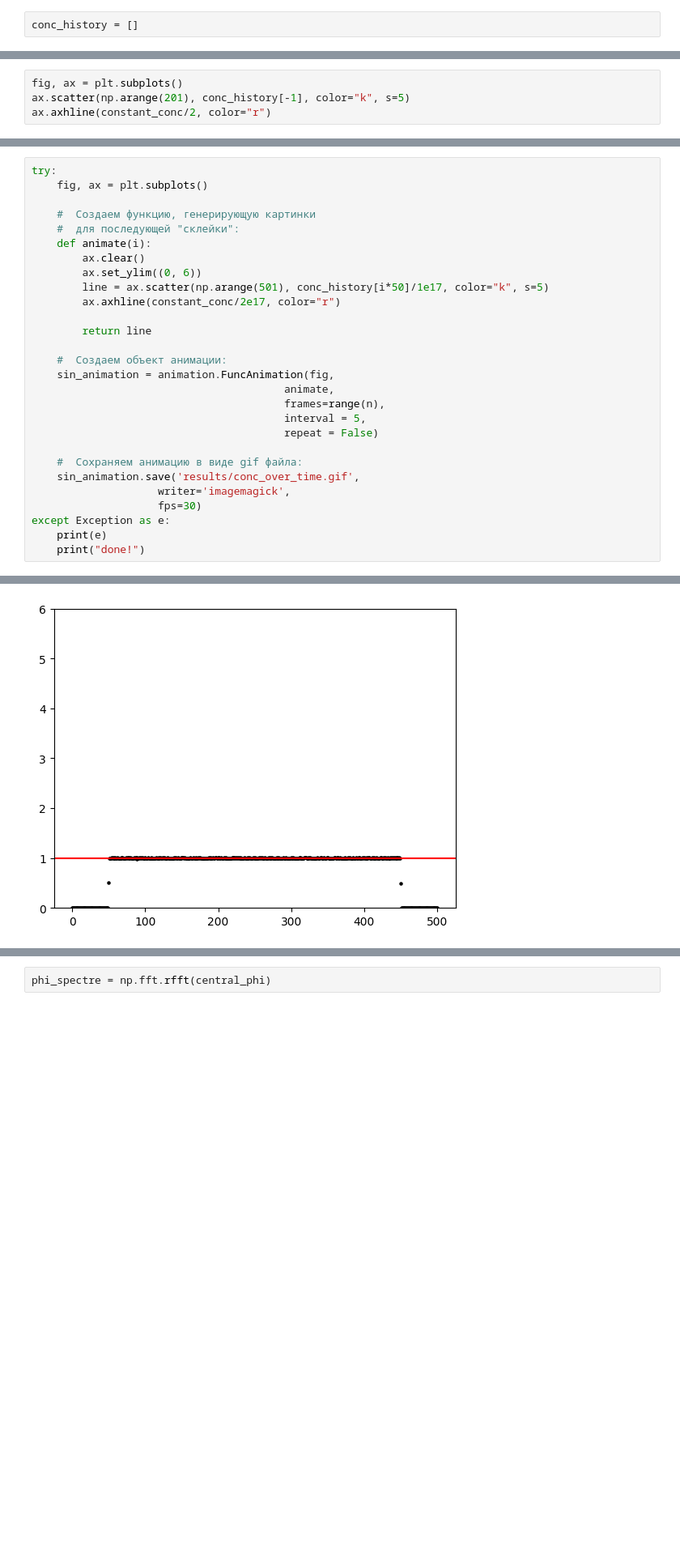
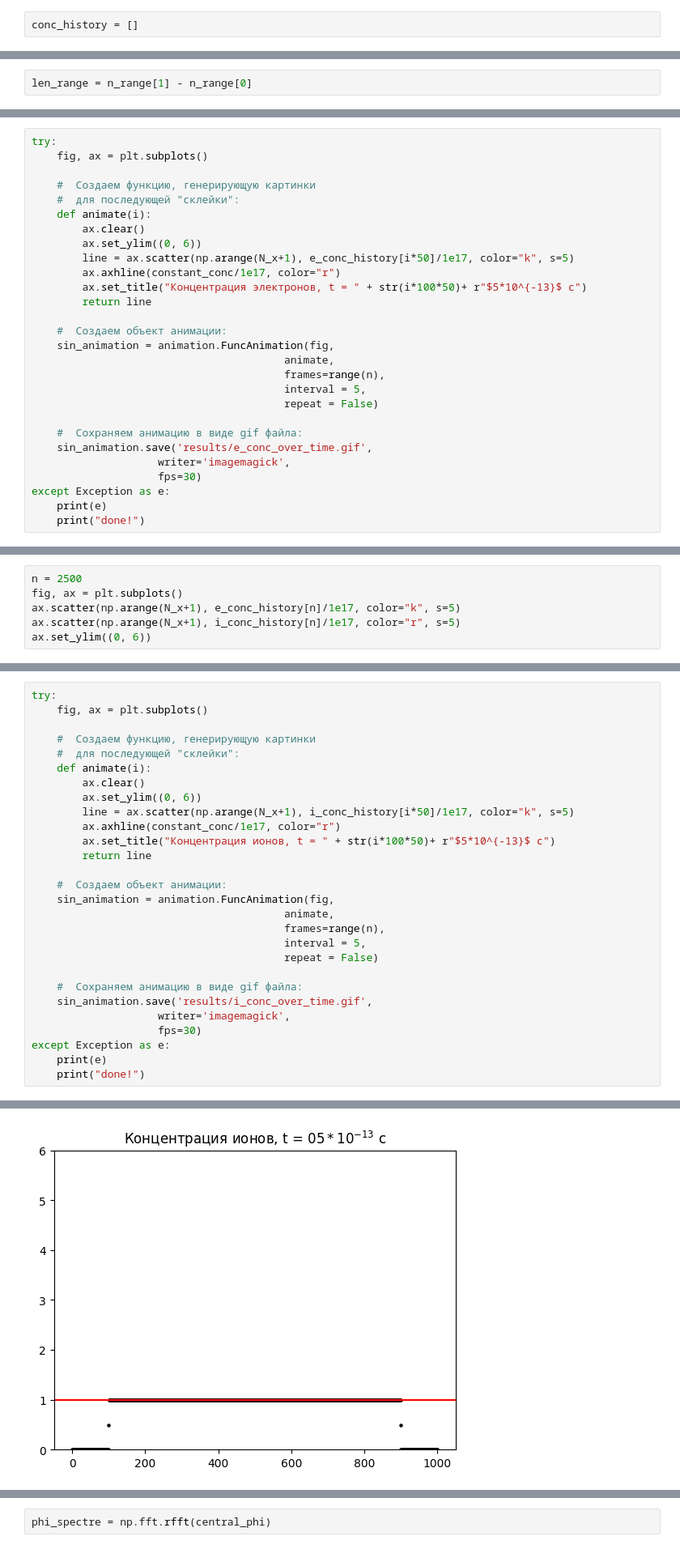
Before and after one commit to setupishe/PlasmaPython, a Jupyter notebook: results_see.ipynb, the cells around one changed output, grey strips where cells are left out. Shown: that part at 81% size. Saved outputs shown, nothing was run; the diff lists cells and outputs as text; blank space fills up the shorter version.

```diff
--- a/results_see.ipynb
+++ b/results_see.ipynb
@@ -196,0 +275,2 @@ len(conc_history)
+# %%
+len_range = n_range[1] - n_range[0]
@@ -196,0 +300,28 @@ len(conc_history)
+# %%
+try:
+    fig, ax = plt.subplots()
+
+    #  Создаем функцию, генерирующую картинки
+    #  для последующей "склейки":
+    def animate(i):
+        ax.clear()
+        ax.set_ylim((0, 6))
+        line = ax.scatter(np.arange(N_x+1), e_conc_history[i*50]/1e17, color="k", s=5)
+        ax.axhline(constant_conc/1e17, color="r")
+        ax.set_title("Концентрация электронов, t = " + str(i*100*50)+ r"$5*10^{-13}$ c")
+        return line
+
+    #  Создаем объект анимации:
+    sin_animation = animation.FuncAnimation(fig,
+                                        animate,
+                                        frames=range(n),
+                                        interval = 5,
+                                        repeat = False)
+
+    #  Сохраняем анимацию в виде gif файла:
+    sin_animation.save('results/e_conc_over_time.gif',
+                    writer='imagemagick',
+                    fps=30)
+except Exception as e:
+    print(e)
+    print("done!")
@@ -197,5 +333,7 @@ len(conc_history)
 # %%
+n = 2500
 fig, ax = plt.subplots()
-ax.scatter(np.arange(201), conc_history[-1], color="k", s=5)
-ax.axhline(constant_conc/2, color="r")
+ax.scatter(np.arange(N_x+1), e_conc_history[n]/1e17, color="k", s=5)
+ax.scatter(np.arange(N_x+1), i_conc_history[n]/1e17, color="r", s=5)
+ax.set_ylim((0, 6))
 # %% [output]
@@ -204,34 +347,34 @@ ax.axhline(constant_conc/2, color="r")
 # %%
 try:
     fig, ax = plt.subplots()
 
     #  Создаем функцию, генерирующую картинки
     #  для последующей "склейки":
     def animate(i):
         ax.clear()
         ax.set_ylim((0, 6))
-        line = ax.scatter(np.arange(501), conc_history[i*50]/1e17, color="k", s=5)
-        ax.axhline(constant_conc/2e17, color="r")
-
+        line = ax.scatter(np.arange(N_x+1), i_conc_history[i*50]/1e17, color="k", s=5)
+        ax.axhline(constant_conc/1e17, color="r")
+        ax.set_title("Концентрация ионов, t = " + str(i*100*50)+ r"$5*10^{-13}$ c")
         return line
 
     #  Создаем объект анимации:
     sin_animation = animation.FuncAnimation(fig,
                                         animate,
                                         frames=range(n),
                                         interval = 5,
                                         repeat = False)
 
     #  Сохраняем анимацию в виде gif файла:
-    sin_animation.save('results/conc_over_time.gif',
+    sin_animation.save('results/i_conc_over_time.gif',
                     writer='imagemagick',
                     fps=30)
 except Exception as e:
     print(e)
     print("done!")
 # %% [output]
 MovieWriter imagemagick unavailable; using Pillow instead.
 list index out of range
 done!
-[figure, old version]
+[figure, new version]
 # %%
```
Also changed, not shown: parts of 57 cells of this notebook, 18 other files.
